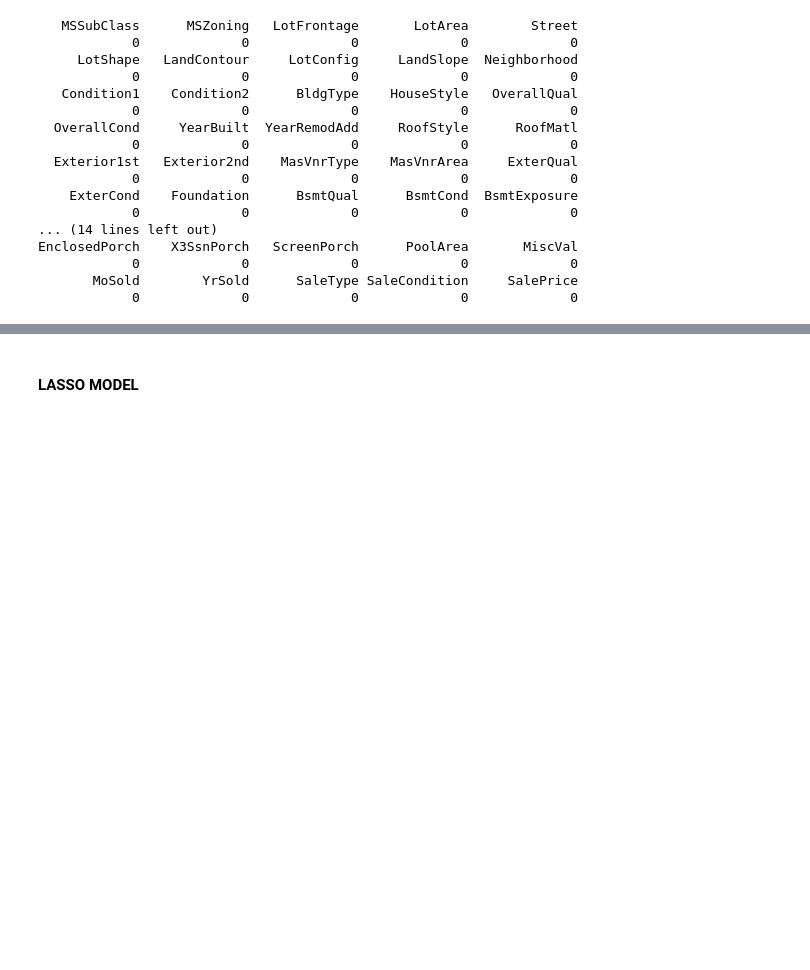
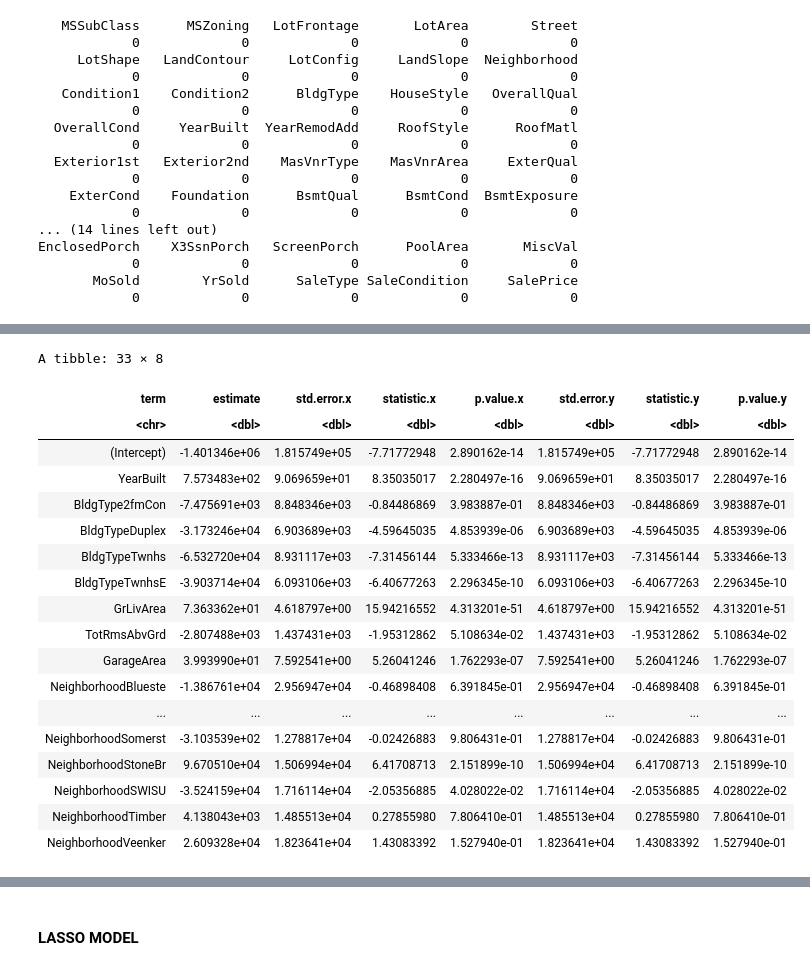
Before and after one commit to OlegRyzhkov2020/house_price_prediction, a Jupyter notebook: features_selection.ipynb, the cells around one changed output, grey strips where cells are left out. Saved outputs shown, nothing was run; the diff lists cells and outputs as text; code cells hidden in the pictures; blank space fills up the shorter version.

```diff
--- a/features_selection.ipynb
+++ b/features_selection.ipynb
@@ -623,0 +667,29 @@ signif(BIC.interact, digits=6)
+# %%
+# with broom (convert lm result to data frame)
+# tidy(manual.model_train, quick = TRUE) # with Dec but without se, t.val, p.val
+# tidy(manual.model_train, quick = FALSE) # with se, t.val, p.val but without Dec
+manual.model_sum <- left_join(tidy(manual.model, quick = TRUE),
+                tidy(manual.model, quick = FALSE),
+                by = c("term", "estimate")) # includes Dec, se ...
+# %%
+manual.model_sum
+# %% [output]
+A tibble: 33 × 8
+| term | estimate | std.error.x | statistic.x | p.value.x | std.error.y | statistic.y | p.value.y |
+| <chr> | <dbl> | <dbl> | <dbl> | <dbl> | <dbl> | <dbl> | <dbl> |
+| (Intercept) | -1.401346e+06 | 1.815749e+05 | -7.71772948 | 2.890162e-14 | 1.815749e+05 | -7.71772948 | 2.890162e-14 |
+| YearBuilt | 7.573483e+02 | 9.069659e+01 | 8.35035017 | 2.280497e-16 | 9.069659e+01 | 8.35035017 | 2.280497e-16 |
+| BldgType2fmCon | -7.475691e+03 | 8.848346e+03 | -0.84486869 | 3.983887e-01 | 8.848346e+03 | -0.84486869 | 3.983887e-01 |
+| BldgTypeDuplex | -3.173246e+04 | 6.903689e+03 | -4.59645035 | 4.853939e-06 | 6.903689e+03 | -4.59645035 | 4.853939e-06 |
+| BldgTypeTwnhs | -6.532720e+04 | 8.931117e+03 | -7.31456144 | 5.333466e-13 | 8.931117e+03 | -7.31456144 | 5.333466e-13 |
+| BldgTypeTwnhsE | -3.903714e+04 | 6.093106e+03 | -6.40677263 | 2.296345e-10 | 6.093106e+03 | -6.40677263 | 2.296345e-10 |
+| GrLivArea | 7.363362e+01 | 4.618797e+00 | 15.94216552 | 4.313201e-51 | 4.618797e+00 | 15.94216552 | 4.313201e-51 |
+| TotRmsAbvGrd | -2.807488e+03 | 1.437431e+03 | -1.95312862 | 5.108634e-02 | 1.437431e+03 | -1.95312862 | 5.108634e-02 |
+| GarageArea | 3.993990e+01 | 7.592541e+00 | 5.26041246 | 1.762293e-07 | 7.592541e+00 | 5.26041246 | 1.762293e-07 |
+| NeighborhoodBlueste | -1.386761e+04 | 2.956947e+04 | -0.46898408 | 6.391845e-01 | 2.956947e+04 | -0.46898408 | 6.391845e-01 |
+| ... | ... | ... | ... | ... | ... | ... | ... |
+| NeighborhoodSomerst | -3.103539e+02 | 1.278817e+04 | -0.02426883 | 9.806431e-01 | 1.278817e+04 | -0.02426883 | 9.806431e-01 |
+| NeighborhoodStoneBr | 9.670510e+04 | 1.506994e+04 | 6.41708713 | 2.151899e-10 | 1.506994e+04 | 6.41708713 | 2.151899e-10 |
+| NeighborhoodSWISU | -3.524159e+04 | 1.716114e+04 | -2.05356885 | 4.028022e-02 | 1.716114e+04 | -2.05356885 | 4.028022e-02 |
+| NeighborhoodTimber | 4.138043e+03 | 1.485513e+04 | 0.27855980 | 7.806410e-01 | 1.485513e+04 | 0.27855980 | 7.806410e-01 |
+| NeighborhoodVeenker | 2.609328e+04 | 1.823641e+04 | 1.43083392 | 1.527940e-01 | 1.823641e+04 | 1.43083392 | 1.527940e-01 |
```
Also changed, not shown: parts of 89 cells of this notebook, 4 other files.
